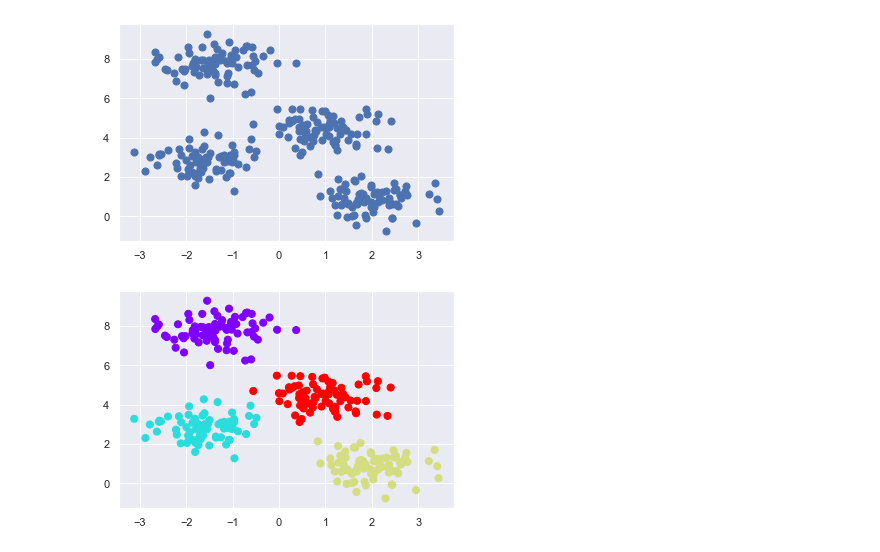
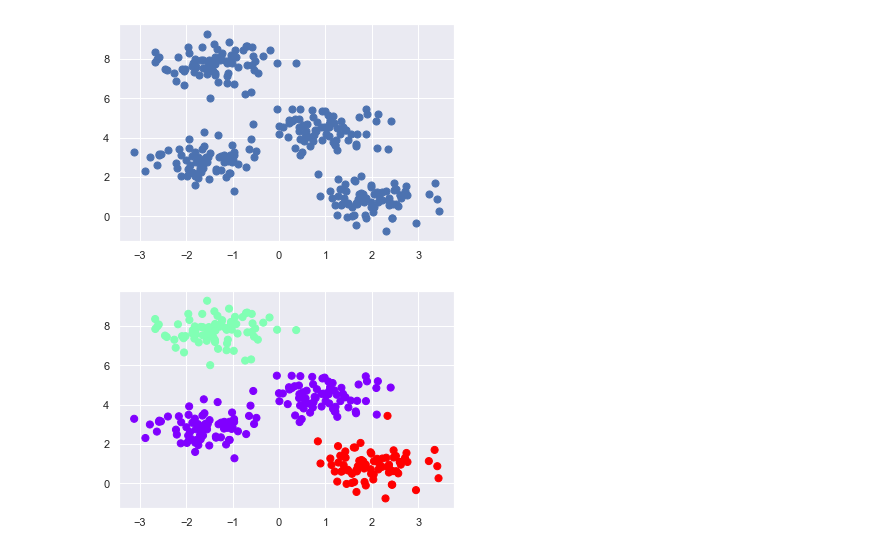
Before and after one commit to marcellusruben/JL_git_example, a Jupyter notebook: cluster.ipynb, the cells around one changed output. Cells and saved outputs as stored; diff of their text form; code cells hidden in the pictures.

```diff
--- a/cluster.ipynb
+++ b/cluster.ipynb
@@ -13,9 +13,9 @@ plt.scatter(X[:, 0], X[:, 1], s=50);
 [figure]
 # %%
 from sklearn.cluster import KMeans
-est = KMeans(4)
+est = KMeans(3)
 est.fit(X)
 y_kmeans = est.predict(X)
 plt.scatter(X[:, 0], X[:, 1], c=y_kmeans, s=50, cmap='rainbow');
 # %% [output]
-[figure, old version]
+[figure, new version]
```
